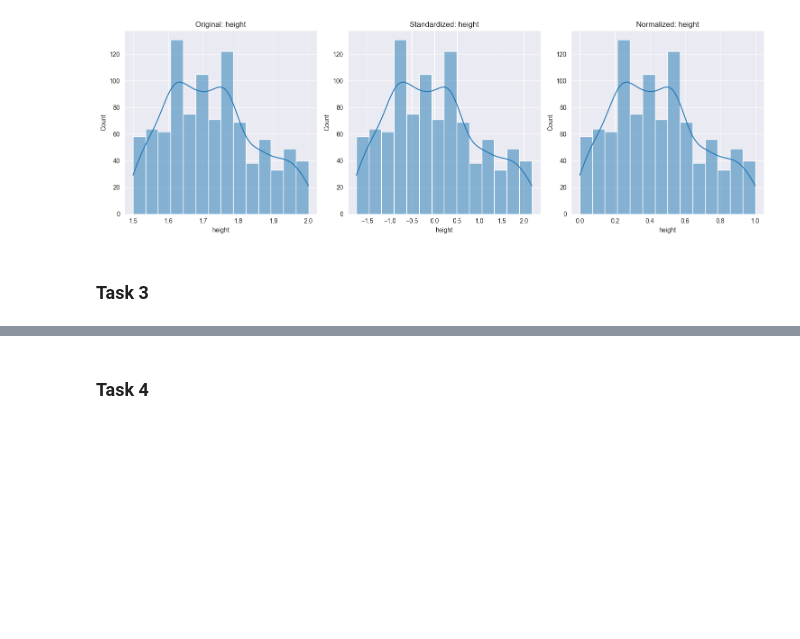
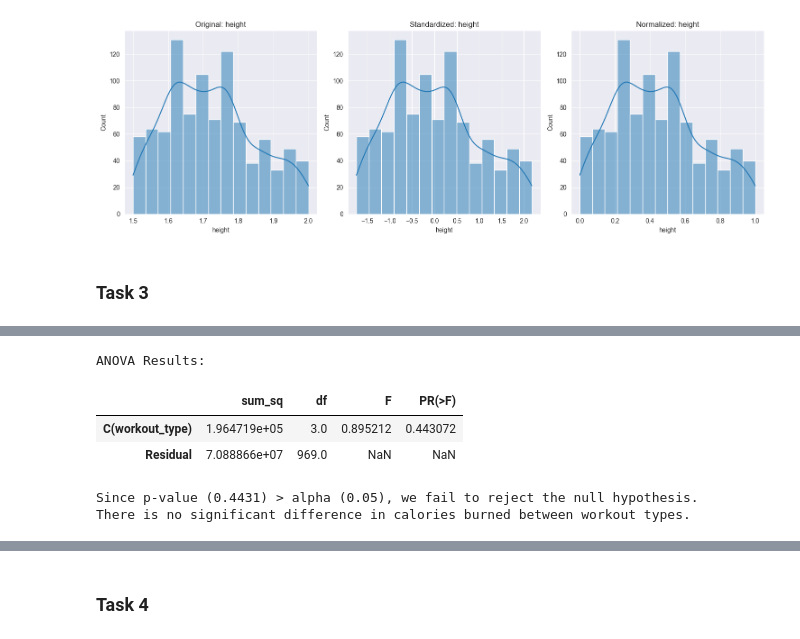
Before and after one commit to ivan-22-3-5/data_analysis_6th_sem, a Jupyter notebook: final-project/final-project.ipynb, the cells around one changed output, grey strips where cells are left out. Drawn from its saved outputs; the diff is of its cells as text; code cells hidden in the pictures; blank space fills up the shorter version.

```diff
--- a/final-project/final-project.ipynb
+++ b/final-project/final-project.ipynb
@@ -242,0 +254,21 @@ for var in continuous_vars[:3]:  # Just show a few examples
+# %%
+model = ols('calories_burned ~ C(workout_type)', data=df_transformed).fit()
+anova_table = sm.stats.anova_lm(model, typ=2)
+print("\nANOVA Results:")
+display(anova_table)
+
+alpha = 0.05
+p_value = anova_table.iloc[0]['PR(>F)']
+if p_value < alpha:
+    print(f"Since p-value ({p_value:.4f}) < alpha ({alpha}), we reject the null hypothesis.")
+    print("There is a significant difference in calories burned between at least two workout types.")
+else:
+    print(f"Since p-value ({p_value:.4f}) > alpha ({alpha}), we fail to reject the null hypothesis.")
+    print("There is no significant difference in calories burned between workout types.")
+# %% [output]
+ANOVA Results:
+|  | sum_sq | df | F | PR(>F) |
+| C(workout_type) | 1.964719e+05 | 3.0 | 0.895212 | 0.443072 |
+| Residual | 7.088866e+07 | 969.0 | NaN | NaN |
+Since p-value (0.4431) > alpha (0.05), we fail to reject the null hypothesis.
+There is no significant difference in calories burned between workout types.
```
Also changed, not shown: parts of 7 cells of this notebook.
